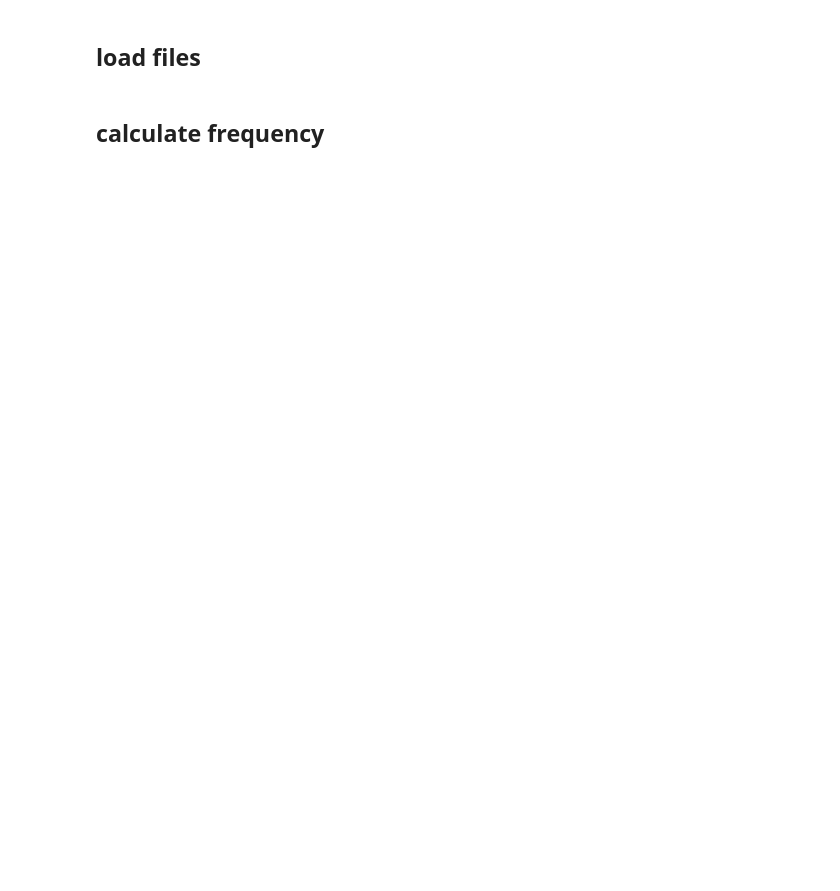
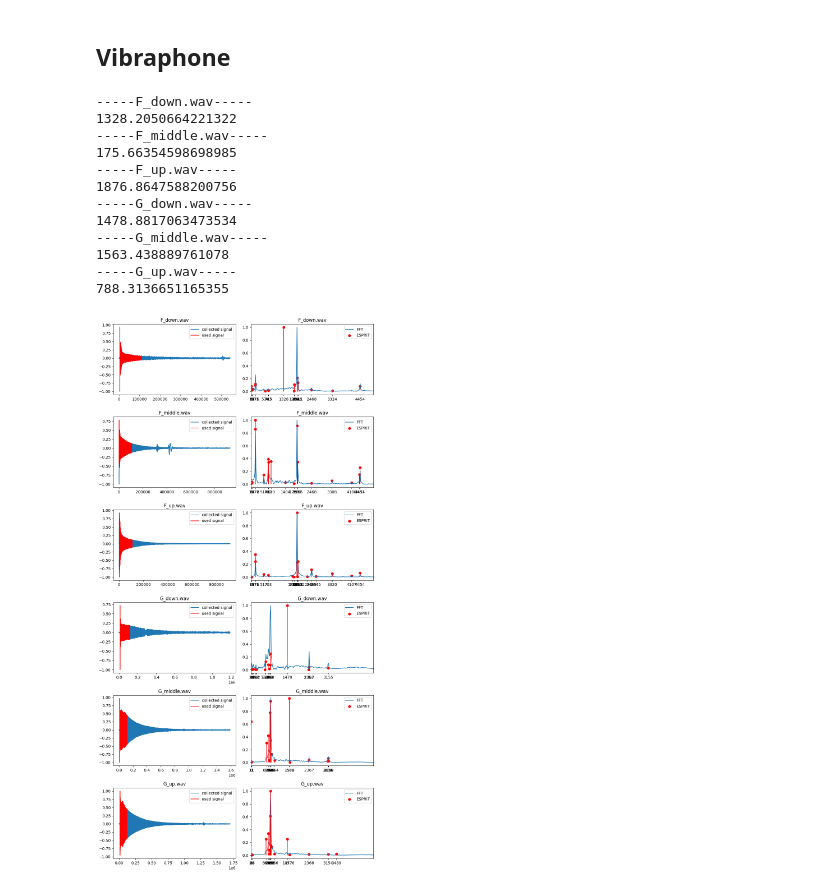
Before and after one commit to kjle/Acoustique-Musicale-TP, a Jupyter notebook: percussion/data_analyse.ipynb, the cells around one changed output. Cells and saved outputs as stored; diff of their text form; code cells hidden in the pictures; blank space fills up the shorter version.

```diff
--- a/percussion/data_analyse.ipynb
+++ b/percussion/data_analyse.ipynb
@@ -270,11 +296,30 @@ plt.show()
+# %% [markdown]
+## Vibraphone
 # %%
 config = {
     'data folder': 'data/vibraphone',
-    'FFT NUM': 1024 * 2,
-    'ESPRIT K': 10,
-    'ESPRIT n': 1024 * 2,
-    'ESPRIT l': 1024 * 50,
+    'start point threshold': 0.5, # threshold for start point detection
+    'end amorti threshold': 0.01, # threshold for end point detection
+    'FFT NUM': 2048,
+    'ESPRIT K': 40,
+    'ESPRIT n': 2048,
+    'ESPRIT l': 2048 * 50,
     'xlim': [0, 5000]
 }
+
+signals = load_signal(config)
+freq_components = get_freq_plot(config, signals)
+# %% [output]
+-----F_down.wav-----
+1328.2050664221322
+-----F_middle.wav-----
+175.66354598698985
+-----F_up.wav-----
+1876.8647588200756
+-----G_down.wav-----
+1478.8817063473534
+-----G_middle.wav-----
+1563.438889761078
+-----G_up.wav-----
+788.3136651165355
+[figure, added]
-# %% [markdown]
-## load files
@@ -289,2 +325,0 @@ for idx, file in enumerate(file_list):
-# %% [markdown]
-## calculate frequency
```
Also changed, not shown: parts of 26 cells of this notebook, 7 other files.
